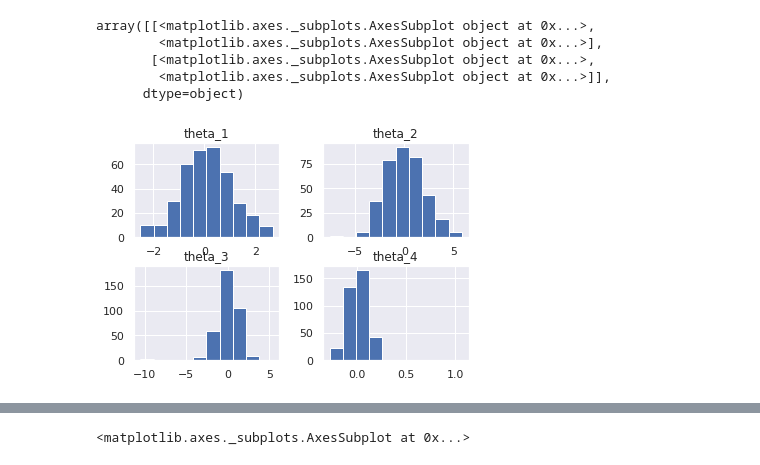
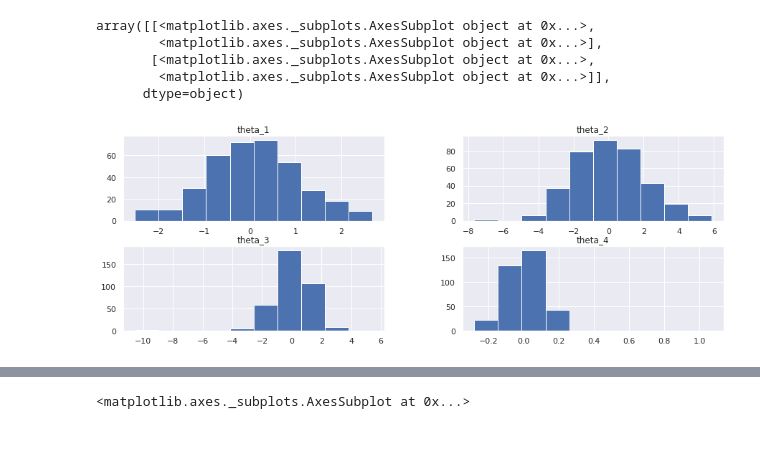
Before and after one commit to MarcinGuziorHombre/Data-Analytics, a Jupyter notebook: lab1/lab1.ipynb, the cells around one changed output, grey strips where cells are left out. Saved outputs shown, nothing was run; the diff lists cells and outputs as text; code cells hidden in the pictures.

```diff
--- a/lab1/lab1.ipynb
+++ b/lab1/lab1.ipynb
@@ -84,14 +66,14 @@ df_h.plot()
 # %%
 #plot all histograms
 
-df_h.hist()
+df_h.hist(figsize=(15,5))
 # %% [output]
 array([[<matplotlib.axes._subplots.AxesSubplot object at 0x...>,
         <matplotlib.axes._subplots.AxesSubplot object at 0x...>],
        [<matplotlib.axes._subplots.AxesSubplot object at 0x...>,
         <matplotlib.axes._subplots.AxesSubplot object at 0x...>]],
       dtype=object)
-[figure, old version]
+[figure, new version]
 # %%
 #plot all histograms on seaborn FaceGrid
 
```
Also changed, not shown: parts of 11 cells of this notebook, 18 other files.
